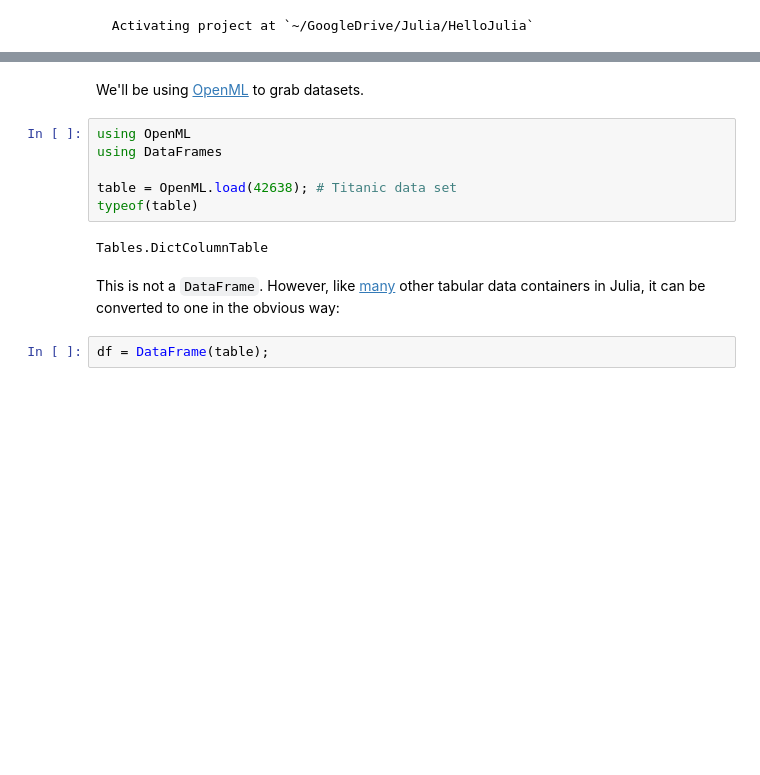
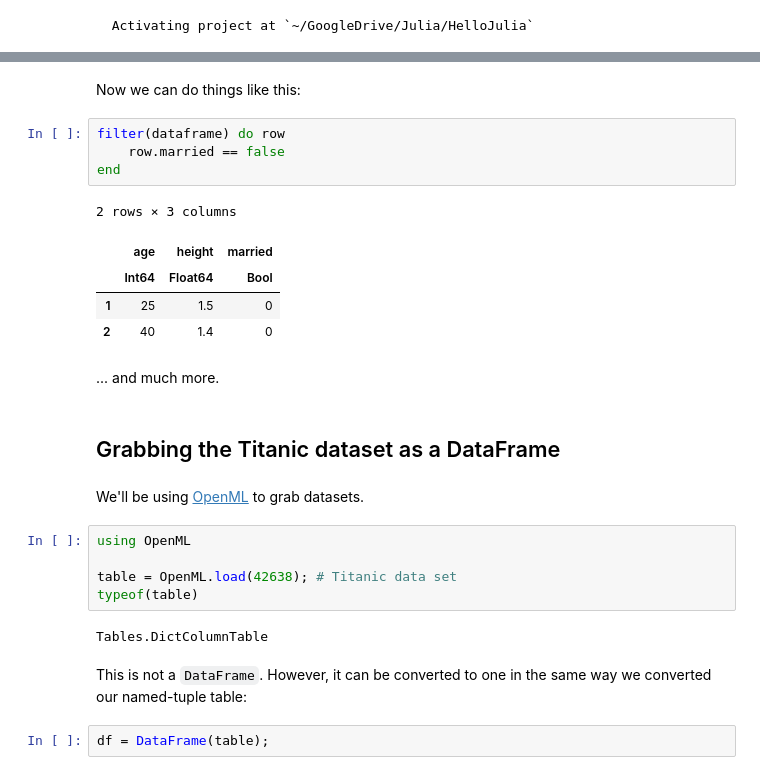
Before and after one commit to ablaom/HelloJulia.jl, a Jupyter notebook: notebooks/02_dataframes/notebook.ipynb, the cells around one changed output, grey strips where cells are left out. Cells and saved outputs as stored; diff of their text form; blank space fills up the shorter version.

```diff
--- a/notebooks/02_dataframes/notebook.ipynb
+++ b/notebooks/02_dataframes/notebook.ipynb
@@ -23,17 +53,30 @@ Pkg.instantiate()
+# %% [markdown]
+Now we can do things like this:
+# %%
+filter(dataframe) do row
+    row.married == false
+end
+# %% [output]
+2 rows × 3 columns
+|  | age | height | married |
+|  | Int64 | Float64 | Bool |
+| 1 | 25 | 1.5 | 0 |
+| 2 | 40 | 1.4 | 0 |
+# %% [markdown]
+... and much more.
+# %% [markdown]
+## Grabbing the Titanic dataset as a DataFrame
 # %% [markdown]
 We'll be using [OpenML](https://www.openml.org/home) to grab datasets.
 # %%
 using OpenML
-using DataFrames
 
 table = OpenML.load(42638); # Titanic data set
 typeof(table)
 # %% [output]
 Tables.DictColumnTable
 # %% [markdown]
-This is not a `DataFrame`. However, like
-[many](https://github.com/JuliaData/Tables.jl/blob/main/INTEGRATIONS.md)
-other tabular data containers in Julia, it can be converted to one in the
-obvious way:
+This is not a `DataFrame`. However, it can be converted to one in the same way we
+converted our named-tuple table:
 # %%
 df = DataFrame(table);
```
Also changed, not shown: parts of 7 cells of this notebook, 3 other files.
